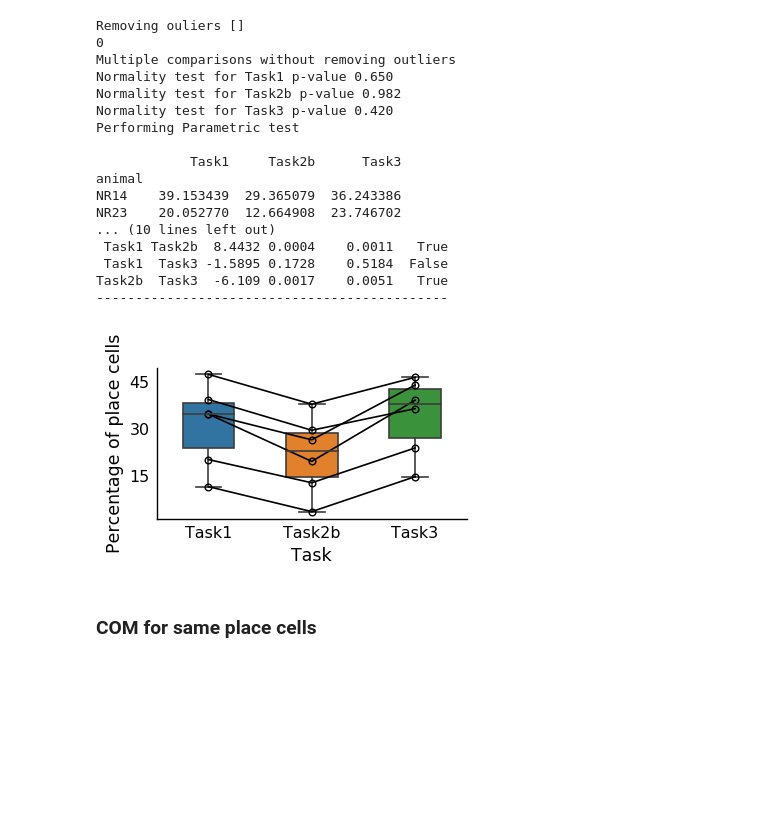
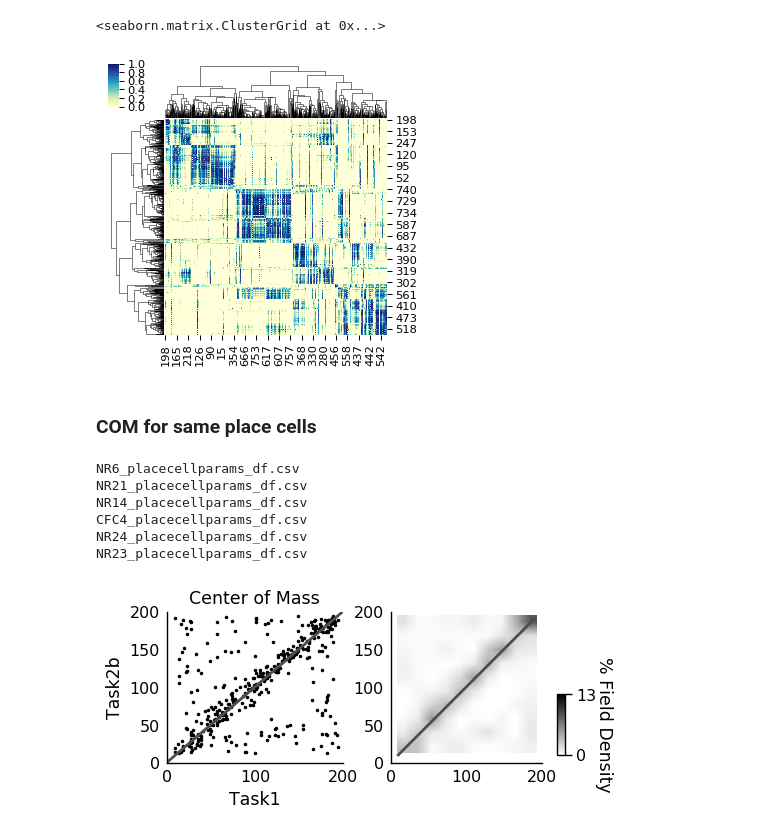
Before and after one commit to seethakris/HPCNoReward, a Jupyter notebook: Figure3/combine_placecells.ipynb, the cells around one changed output. Drawn from its saved outputs; the diff is of its cells as text; code cells hidden in the pictures; blank space fills up the shorter version.

Commit message:
Add scripts for placecells:

```diff
--- a/Figure3/combine_placecells.ipynb
+++ b/Figure3/combine_placecells.ipynb
@@ -89,27 +142,25 @@ Task1 with Task4 : 0.000
+# %%
+sns.clustermap(corr_exp['Task3'], cmap ="YlGnBu",
+                    vmin=0, vmax=1, figsize=(5, 5),
+                    row_linkage=cg.dendrogram_row.linkage,
+                   col_linkage=cg.dendrogram_col.linkage)
+# %% [output]
+<seaborn.matrix.ClusterGrid at 0x...>
+[figure, added]
+# %% [markdown]
+
+### COM for same place cells
 # %%
-fs, ax = plt.subplots(1, dpi=100)
-PlotPCs.plot_numcells(ax, numcell_tasks, taskstoplot=['Task1', 'Task2b', 'Task3'])
-fs.set_size_inches((4, 2))
+fs, ax = plt.subplots(1, 2, dpi=100)
+a1 = gd.get_com_allanimal(fs, ax, taskA='Task2b', taskB='Task1', vmax=13)
+fs.set_size_inches((5, 2))
 # %% [output]
-Removing ouliers []
-0
-Multiple comparisons without removing outliers
-Normality test for Task1 p-value 0.650
-Normality test for Task2b p-value 0.982
-Normality test for Task3 p-value 0.420
-Performing Parametric test
-
-            Task1     Task2b      Task3
-animal
-NR14    39.153439  29.365079  36.243386
-NR23    20.052770  12.664908  23.746702
-... (10 lines left out)
- Task1 Task2b  8.4432 0.0004    0.0011   True
- Task1  Task3 -1.5895 0.1728    0.5184  False
-Task2b  Task3  -6.109 0.0017    0.0051   True
----------------------------------------------
+NR6_placecellparams_df.csv
+NR21_placecellparams_df.csv
+NR14_placecellparams_df.csv
+CFC4_placecellparams_df.csv
+NR24_placecellparams_df.csv
+NR23_placecellparams_df.csv
-[figure, old version]
+[figure, new version]
-# %% [markdown]
-### COM for same place cells
 # %%
 fs, ax = plt.subplots(1, 2, dpi=100)
```
Also changed, not shown: parts of 21 cells of this notebook, 12 other files.
